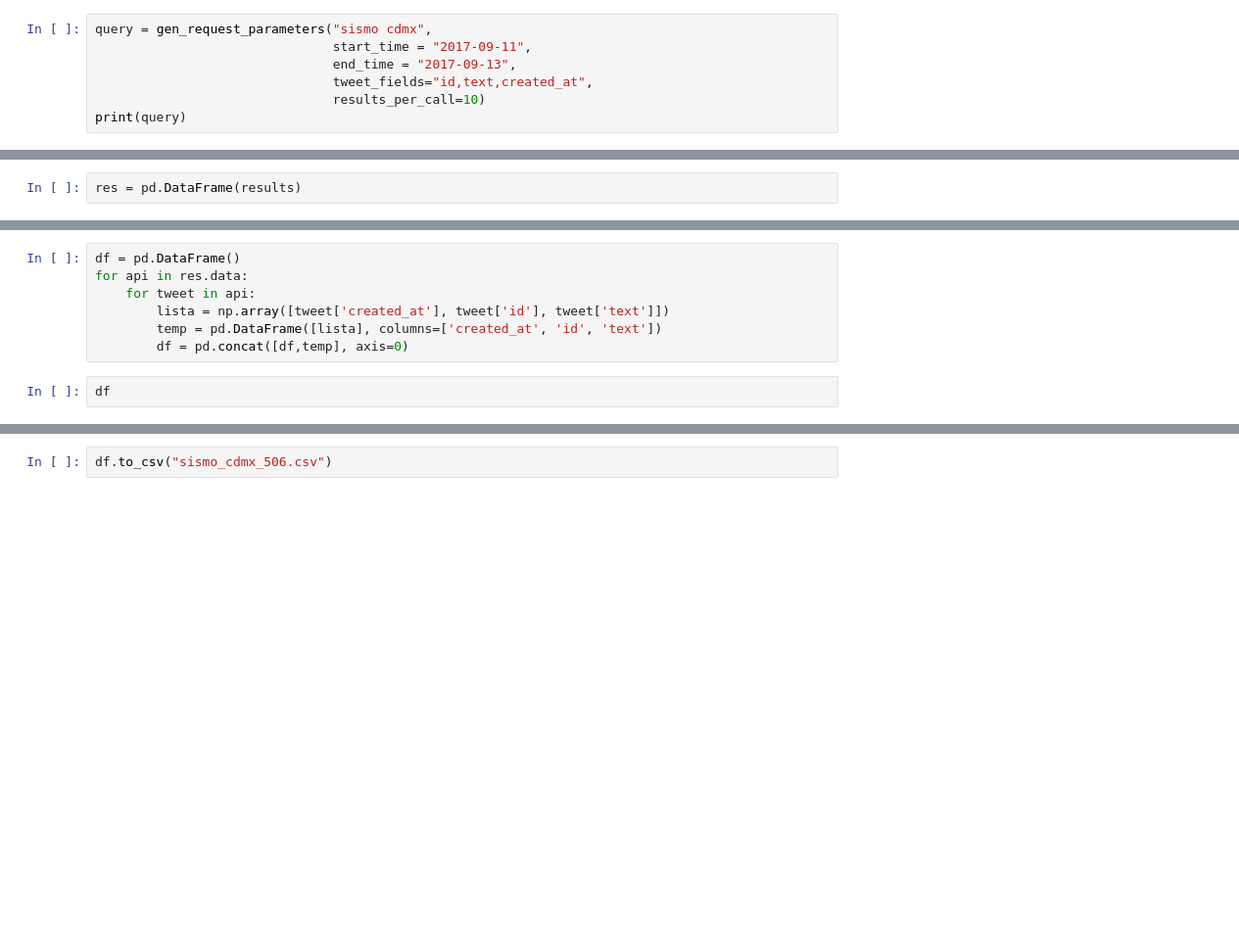
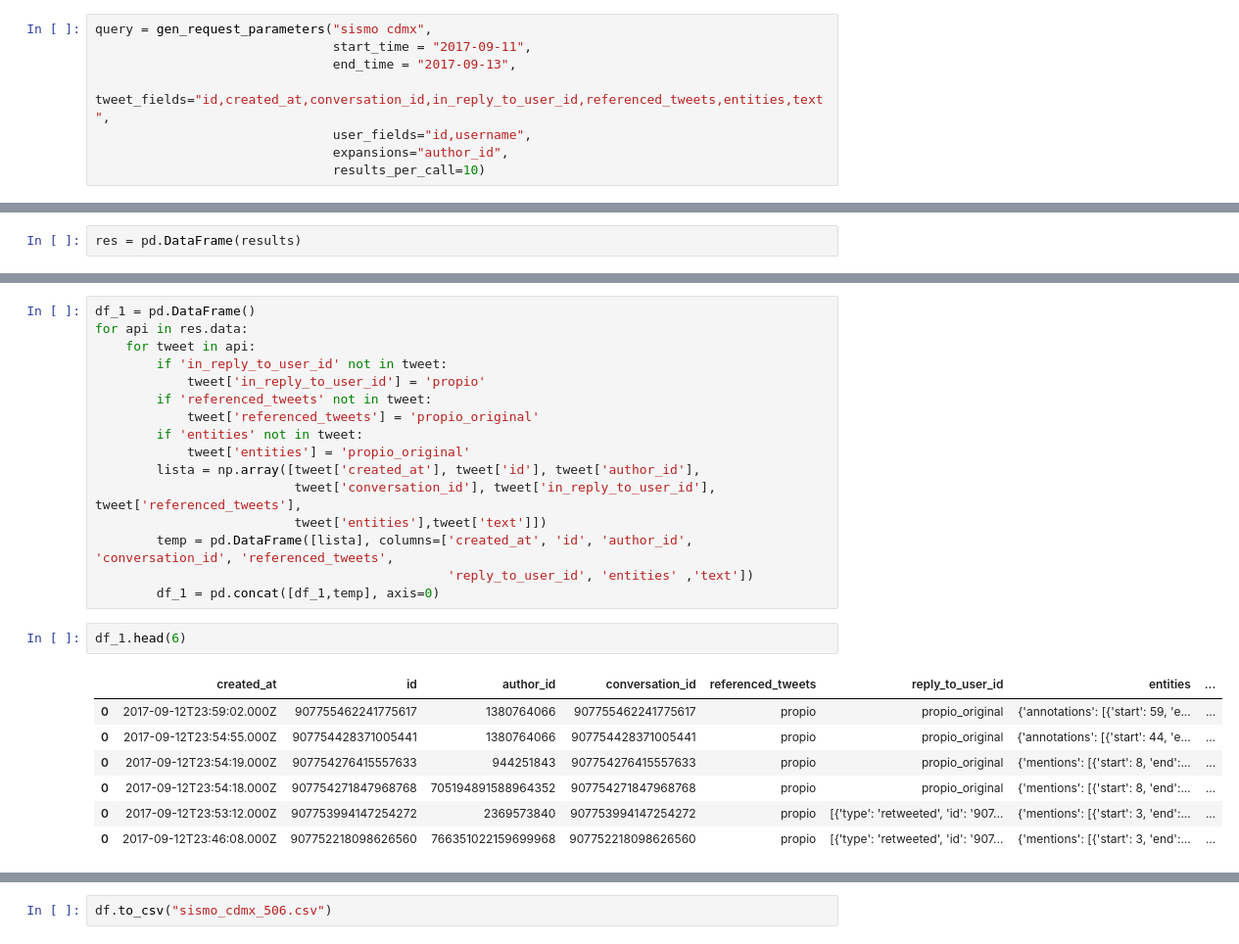
Before and after one commit to caroacostatovany/analisis-de-tweets, a Jupyter notebook: notebooks/Scrapping Tweets.ipynb, the cells around one changed output, grey strips where cells are left out. Shown at 98% size. Saved outputs shown, nothing was run; the diff lists cells and outputs as text; blank space fills up the shorter version.

Commit message:
Añadiendo Scrapping (500 tweets) obteniendo all info

```diff
--- a/notebooks/Scrapping Tweets.ipynb
+++ b/notebooks/Scrapping Tweets.ipynb
@@ -14,6 +45,7 @@ from searchtweets import ResultStream, gen_request_parameters, load_credentials
 query = gen_request_parameters("sismo cdmx",
                                start_time = "2017-09-11",
                                end_time = "2017-09-13",
-                               tweet_fields="id,text,created_at",
+                               tweet_fields="id,created_at,conversation_id,in_reply_to_user_id,referenced_tweets,entities,text",
+                               user_fields="id,username",
+                               expansions="author_id",
                                results_per_call=10)
-print(query)
@@ -46,9 +112,26 @@ res = pd.DataFrame(results)
 # %%
-df = pd.DataFrame()
+df_1 = pd.DataFrame()
 for api in res.data:
     for tweet in api:
-        lista = np.array([tweet['created_at'], tweet['id'], tweet['text']])
-        temp = pd.DataFrame([lista], columns=['created_at', 'id', 'text'])
-        df = pd.concat([df,temp], axis=0)
+        if 'in_reply_to_user_id' not in tweet:
+            tweet['in_reply_to_user_id'] = 'propio'
+        if 'referenced_tweets' not in tweet:
+            tweet['referenced_tweets'] = 'propio_original'
+        if 'entities' not in tweet:
+            tweet['entities'] = 'propio_original'
+        lista = np.array([tweet['created_at'], tweet['id'], tweet['author_id'],
+                          tweet['conversation_id'], tweet['in_reply_to_user_id'], tweet['referenced_tweets'],
+                          tweet['entities'],tweet['text']])
+        temp = pd.DataFrame([lista], columns=['created_at', 'id', 'author_id', 'conversation_id', 'referenced_tweets',
+                                              'reply_to_user_id', 'entities' ,'text'])
+        df_1 = pd.concat([df_1,temp], axis=0)
-# %%
-df
+# %%
+df_1.head(6)
+# %% [output]
+|  | created_at | id | author_id | conversation_id | referenced_tweets | reply_to_user_id | entities | ... |
+| 0 | 2017-09-12T23:59:02.000Z | 907755462241775617 | 1380764066 | 907755462241775617 | propio | propio_original | {'annotations': [{'start': 59, 'e... | ... |
+| 0 | 2017-09-12T23:54:55.000Z | 907754428371005441 | 1380764066 | 907754428371005441 | propio | propio_original | {'annotations': [{'start': 44, 'e... | ... |
+| 0 | 2017-09-12T23:54:19.000Z | 907754276415557633 | 944251843 | 907754276415557633 | propio | propio_original | {'mentions': [{'start': 8, 'end':... | ... |
+| 0 | 2017-09-12T23:54:18.000Z | 907754271847968768 | 705194891588964352 | 907754271847968768 | propio | propio_original | {'mentions': [{'start': 8, 'end':... | ... |
+| 0 | 2017-09-12T23:53:12.000Z | 907753994147254272 | 2369573840 | 907753994147254272 | propio | [{'type': 'retweeted', 'id': '907... | {'mentions': [{'start': 3, 'end':... | ... |
+| 0 | 2017-09-12T23:46:08.000Z | 907752218098626560 | 766351022159699968 | 907752218098626560 | propio | [{'type': 'retweeted', 'id': '907... | {'mentions': [{'start': 3, 'end':... | ... |
```
Also changed, not shown: parts of 30 cells of this notebook, 2 other files.
